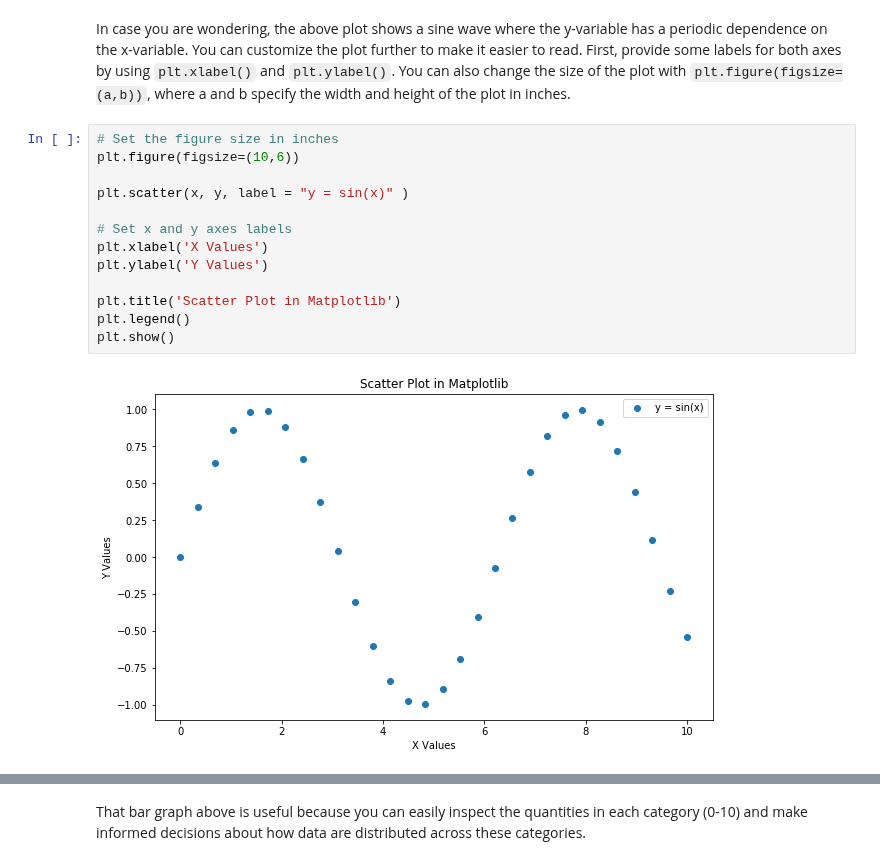
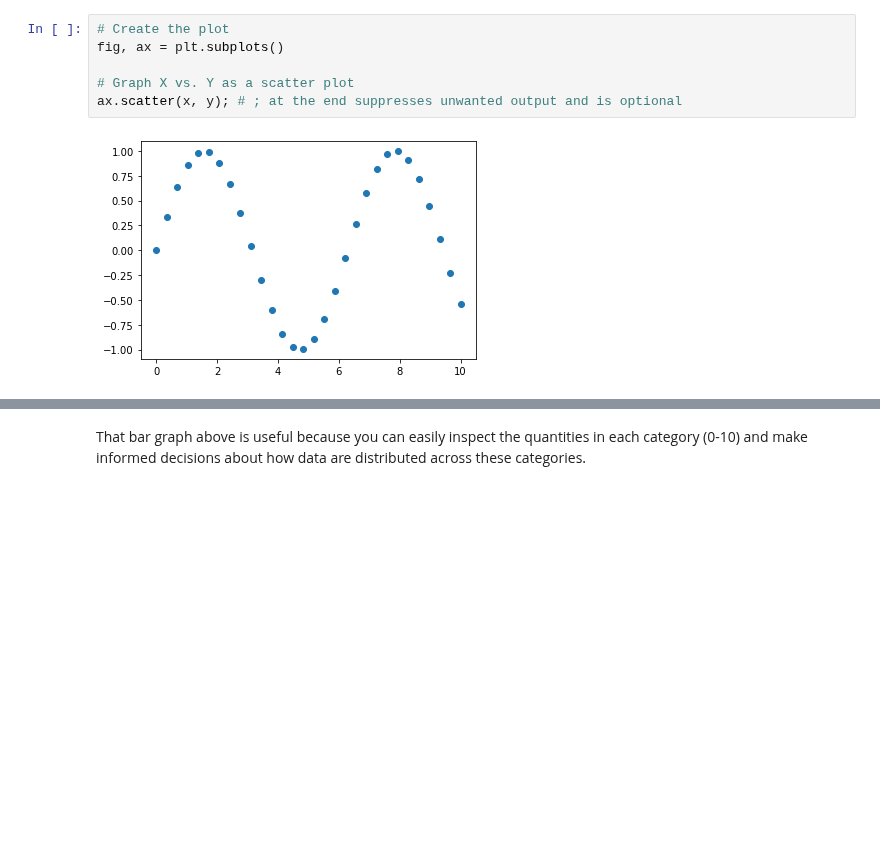
Before and after one commit to learn-co-curriculum/dsc-data-viz, a Jupyter notebook: index.ipynb, the cells around one changed output, grey strips where cells are left out. Drawn from its saved outputs; the diff is of its cells as text; blank space fills up the shorter version.

```diff
--- a/index.ipynb
+++ b/index.ipynb
@@ -58,17 +92,8 @@ plt.show()
-# %% [markdown]
-In case you are wondering, the above plot shows a sine wave where the y-variable has a periodic dependence on the x-variable. You can customize the plot further to make it easier to read. First, provide some labels for both axes by using `plt.xlabel()` and `plt.ylabel()`. You can also change the size of the plot with `plt.figure(figsize=(a,b))`, where a and b specify the width and height of the plot in inches.
-# %%
-# Set the figure size in inches
-plt.figure(figsize=(10,6))
-
-plt.scatter(x, y, label = "y = sin(x)" )
-
-# Set x and y axes labels
-plt.xlabel('X Values')
-plt.ylabel('Y Values')
-
-plt.title('Scatter Plot in Matplotlib')
-plt.legend()
-plt.show()
-# %% [output]
-[figure, removed]
+# %%
+# Create the plot
+fig, ax = plt.subplots()
+
+# Graph X vs. Y as a scatter plot
+ax.scatter(x, y); # ; at the end suppresses unwanted output and is optional
+# %% [output]
+[figure, added]
```
Also changed, not shown: parts of 32 cells of this notebook, 11 other files.
